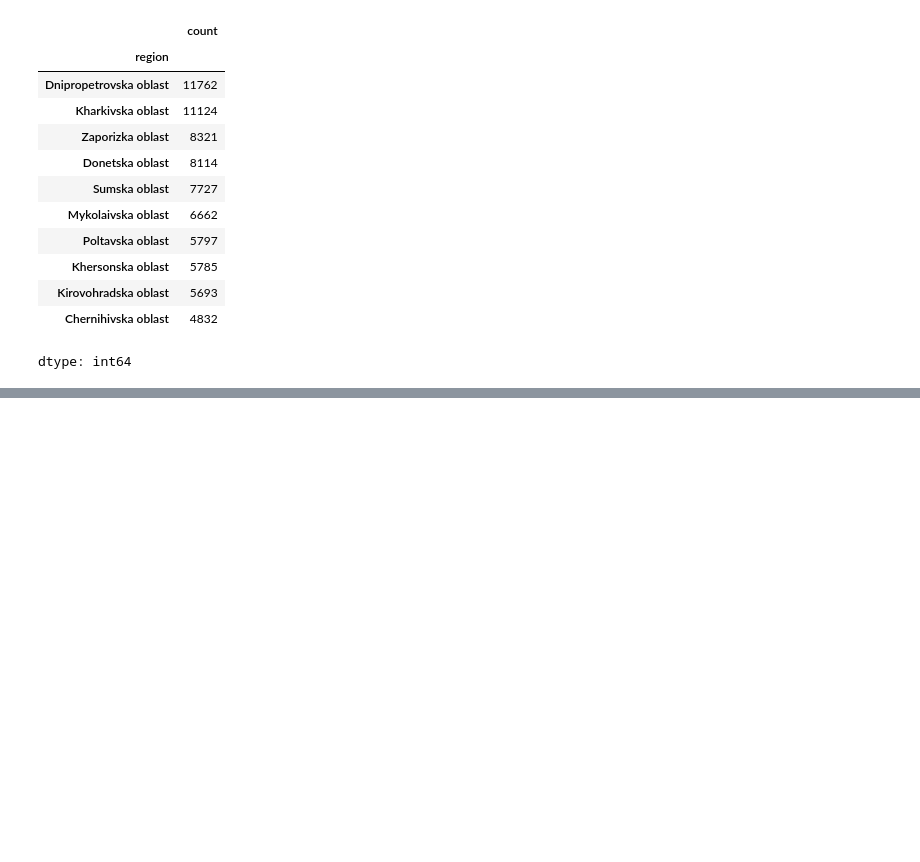
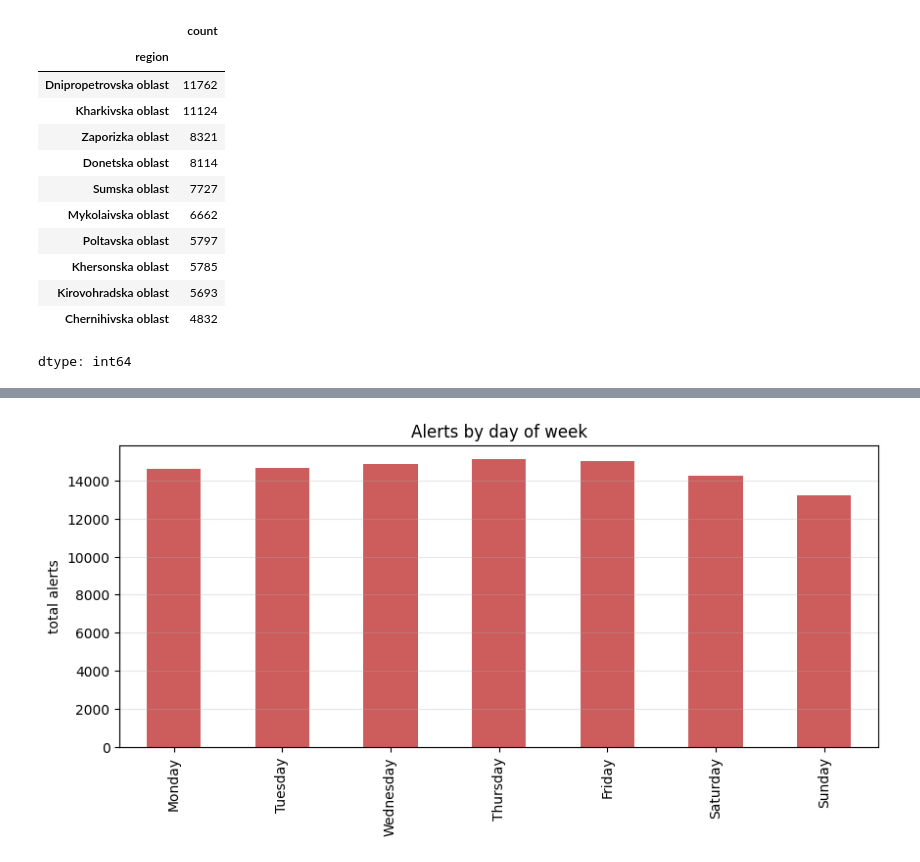
Before and after one commit to PavloLoiek/ukraine-air-raid-alerts, a Jupyter notebook: air_raid_analysis.ipynb, the cells around one changed output, grey strips where cells are left out. Cells and saved outputs as stored; diff of their text form; code cells hidden in the pictures; blank space fills up the shorter version.

```diff
--- a/air_raid_analysis.ipynb
+++ b/air_raid_analysis.ipynb
@@ -47,0 +111,14 @@ dtype: int64
+# %%
+# --- alerts by day of week ---
+order = ['Monday','Tuesday','Wednesday','Thursday','Friday','Saturday','Sunday']
+by_weekday = df['weekday'].value_counts().reindex(order)
+
+plt.figure(figsize=(10,4))
+by_weekday.plot(kind='bar', color='indianred')
+plt.title('Alerts by day of week')
+plt.xlabel('')
+plt.ylabel('total alerts')
+plt.grid(axis='y', alpha=0.3)
+plt.show()
+# %% [output]
+[figure, added]
```
Also changed, not shown: parts of 6 cells of this notebook.
